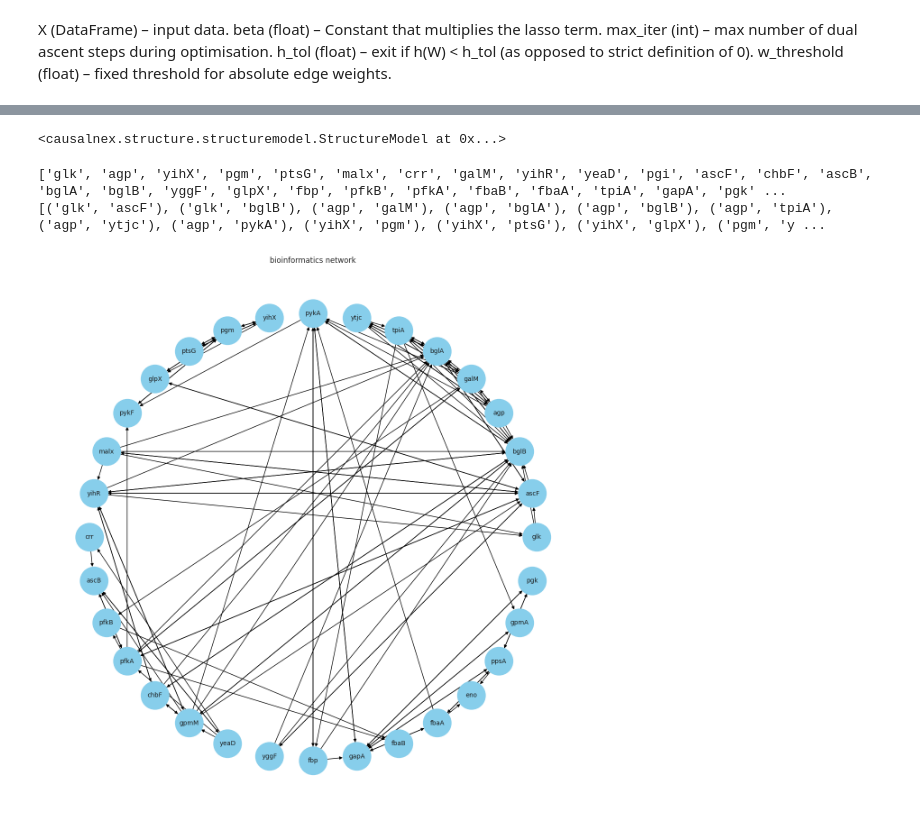
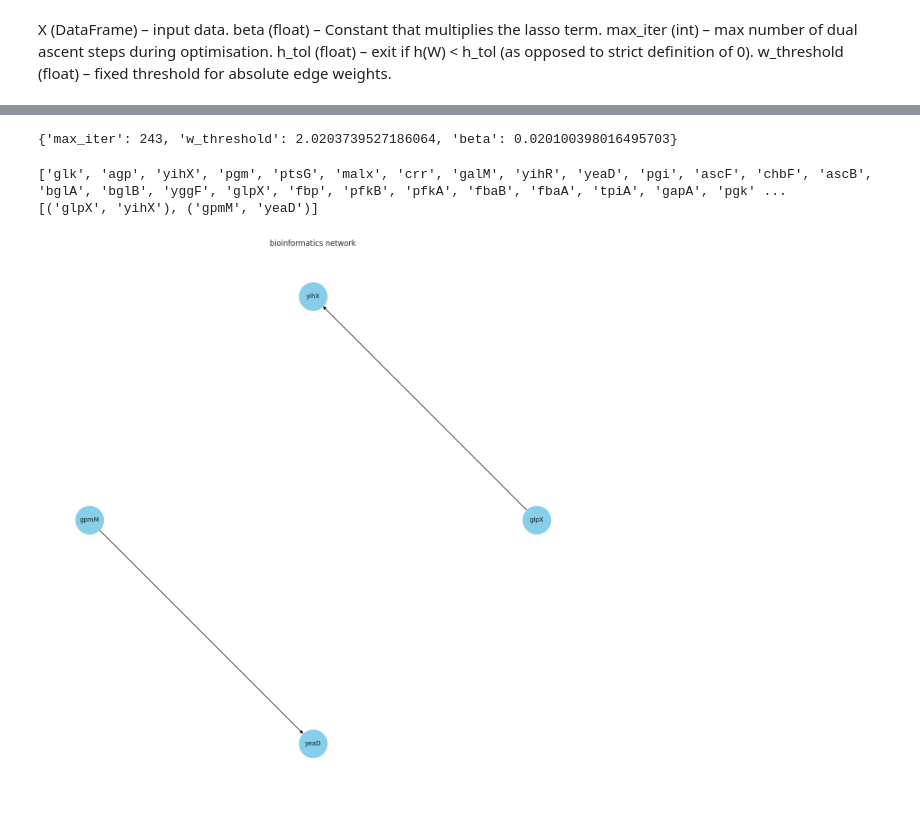
Before and after one commit to SanchanY/bn, a Jupyter notebook: work/notears_lasso.ipynb, the cells around one changed output, grey strips where cells are left out. Saved outputs shown, nothing was run; the diff lists cells and outputs as text; code cells hidden in the pictures.

```diff
--- a/work/notears_lasso.ipynb
+++ b/work/notears_lasso.ipynb
@@ -102,37 +96,41 @@ sm = from_pandas_lasso(X=norm_data, beta=beta, max_iter=max_iter, w_threshold=w_
-# %%
-sm
-# %% [output]
-<causalnex.structure.structuremodel.StructureModel at 0x...>
-# %%
-print(sm.nodes())
-print(sm.edges())
-# %% [output]
-['glk', 'agp', 'yihX', 'pgm', 'ptsG', 'malx', 'crr', 'galM', 'yihR', 'yeaD', 'pgi', 'ascF', 'chbF', 'ascB', 'bglA', 'bglB', 'yggF', 'glpX', 'fbp', 'pfkB', 'pfkA', 'fbaB', 'fbaA', 'tpiA', 'gapA', 'pgk' ...
-[('glk', 'ascF'), ('glk', 'bglB'), ('agp', 'galM'), ('agp', 'bglA'), ('agp', 'bglB'), ('agp', 'tpiA'), ('agp', 'ytjc'), ('agp', 'pykA'), ('yihX', 'pgm'), ('yihX', 'ptsG'), ('yihX', 'glpX'), ('pgm', 'y ...
+# %%
+print(best_params)
+# %% [output]
+{'max_iter': 243, 'w_threshold': 2.0203739527186064, 'beta': 0.020100398016495703}
 # %%
+beta=best_params['beta']
+max_iter=best_params['max_iter']
+# w_threshold=best_params['w_threshold']
+w_threshold=1
+sm = from_pandas_lasso(X=norm_data, beta=beta, max_iter=max_iter, w_threshold=w_threshold)
+print(sm.nodes())
+print(sm.edges())
+
 # 連番生成関数
 def create_filename(base_name, directory='.', extension='.png'):
     counter = 1
     while True:
         file_name = f"{base_name}_{counter}{extension}"
         full_path = os.path.join(directory, file_name)
         if not os.path.exists(full_path):
             return full_path
         counter += 1
 
 def draw_graph(sm, w_threshold):
     sns.set(style="whitegrid")
 
     # 構造モデルsmをnetworkxのグラフに変換
     G = nx.DiGraph(sm.edges())
 
     # グラフの描画
     plt.figure(figsize=(12, 12))
     pos = nx.circular_layout(G)  # ノードの配置
     nx.draw(G, pos, with_labels=True, node_size=2000, edge_color="black", node_color="skyblue", font_size=10)
     plt.title("bioinformatics network")
     plt.savefig(f"./bio_networks/bio_network_th{w_threshold}.png", format="png", dpi=300, bbox_inches='tight')
 
 draw_graph(sm, w_threshold)
 # %% [output]
+['glk', 'agp', 'yihX', 'pgm', 'ptsG', 'malx', 'crr', 'galM', 'yihR', 'yeaD', 'pgi', 'ascF', 'chbF', 'ascB', 'bglA', 'bglB', 'yggF', 'glpX', 'fbp', 'pfkB', 'pfkA', 'fbaB', 'fbaA', 'tpiA', 'gapA', 'pgk' ...
+[('glpX', 'yihX'), ('gpmM', 'yeaD')]
-[figure, old version]
+[figure, new version]
```
Also changed, not shown: parts of 2 cells of this notebook, 11 other files.
